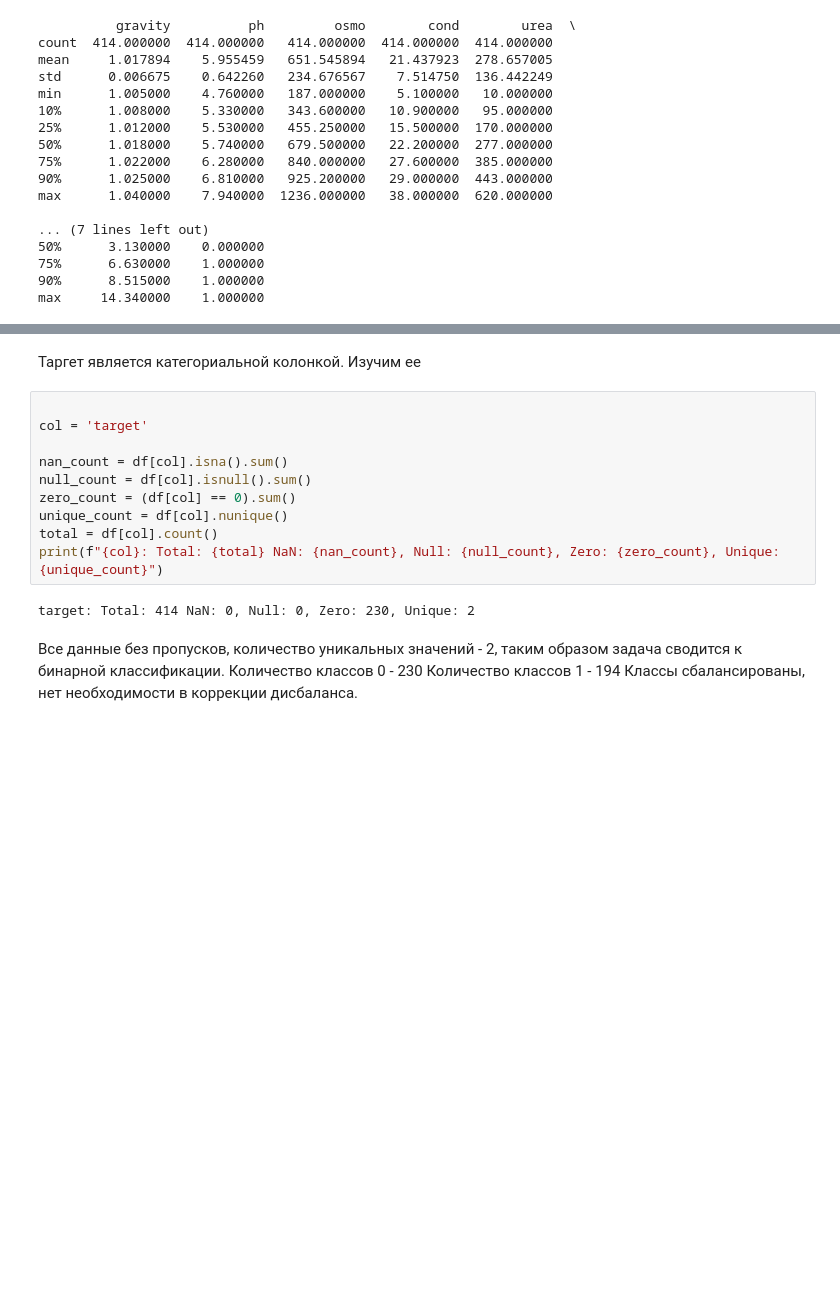
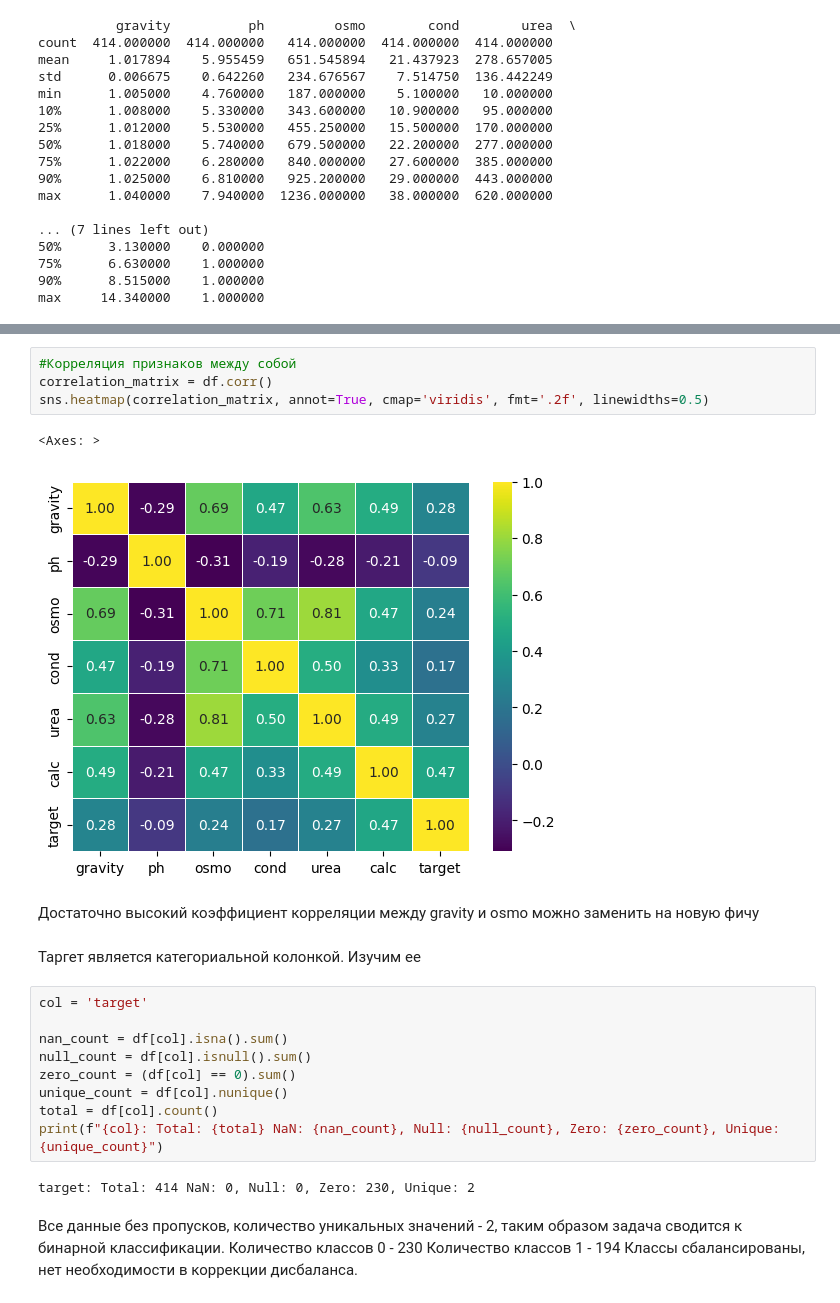
Before and after one commit to AntoxaZ18/ml-algorithms, a Jupyter notebook: module_3/knn/task.ipynb, the cells around one changed output, grey strips where cells are left out. Drawn from its saved outputs; the diff is of its cells as text; blank space fills up the shorter version.

```diff
--- a/module_3/knn/task.ipynb
+++ b/module_3/knn/task.ipynb
@@ -73,7 +95,15 @@ max     14.340000    1.000000
+# %%
+#Корреляция признаков между собой
+correlation_matrix = df.corr()
+sns.heatmap(correlation_matrix, annot=True, cmap='viridis', fmt='.2f', linewidths=0.5)
+# %% [output]
+<Axes: >
+[figure, added]
+# %% [markdown]
+Достаточно высокий коэффициент корреляции между gravity и osmo можно заменить на новую фичу
 # %% [markdown]
 Таргет является категориальной колонкой. Изучим ее
 # %%
-
 col = 'target'
 
 nan_count = df[col].isna().sum()
```
Also changed, not shown: parts of 18 cells of this notebook.
